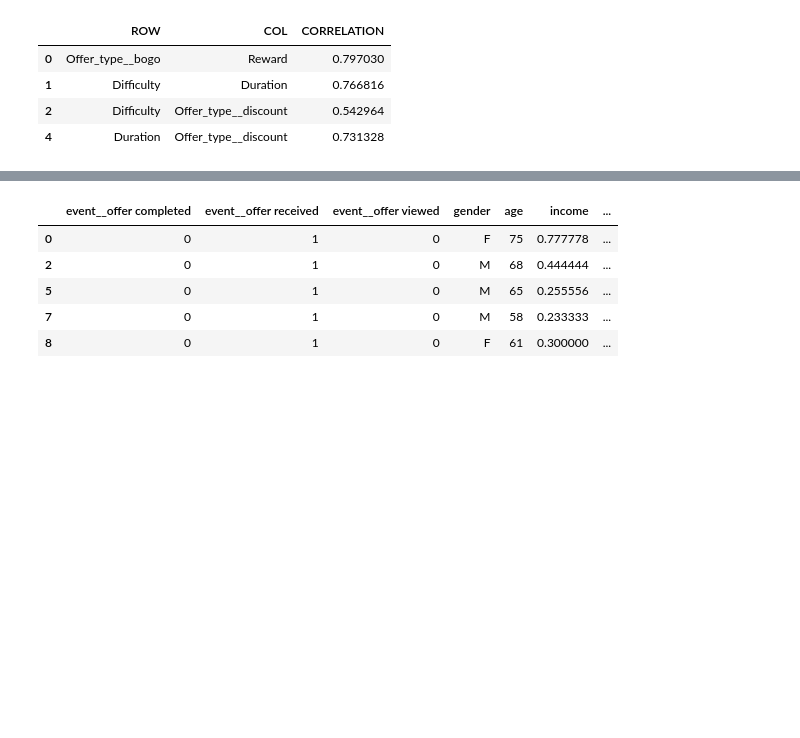
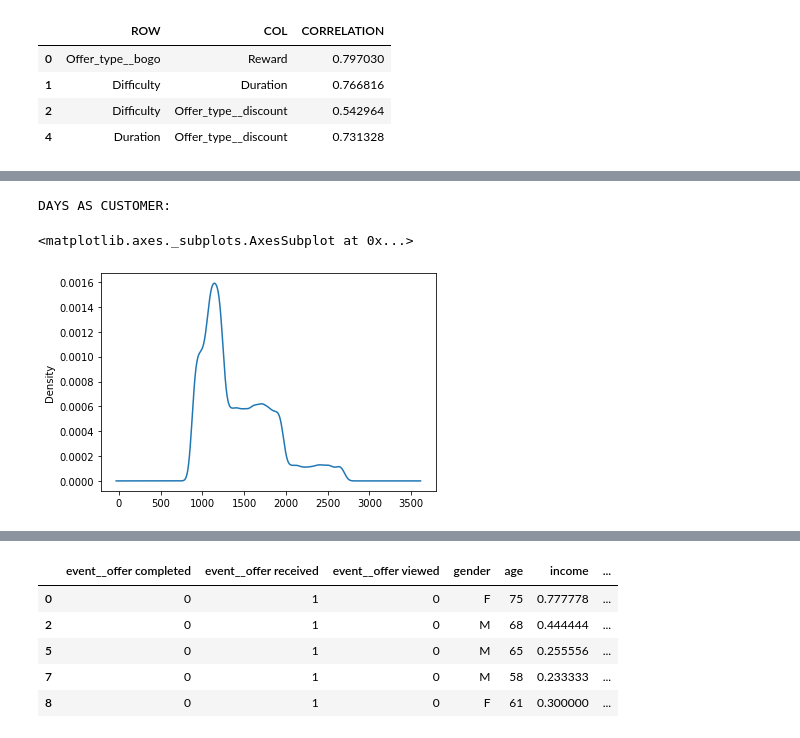
Before and after one commit to jmnickerson05/udacity_starbucks_capstone, a Jupyter notebook: Starbucks_Capstone_notebook.ipynb, the cells around one changed output, grey strips where cells are left out. Drawn from its saved outputs; the diff is of its cells as text; code cells hidden in the pictures; blank space fills up the shorter version.

```diff
--- a/Starbucks_Capstone_notebook.ipynb
+++ b/Starbucks_Capstone_notebook.ipynb
@@ -434,0 +431,7 @@ joined.income.plot.kde()
+# %%
+print('DAYS AS CUSTOMER:')
+joined.days_as_customer.plot.kde()
+# %% [output]
+DAYS AS CUSTOMER:
+<matplotlib.axes._subplots.AxesSubplot at 0x...>
+[figure, added]
```
Also changed, not shown: parts of 30 cells of this notebook, 2 other files.
